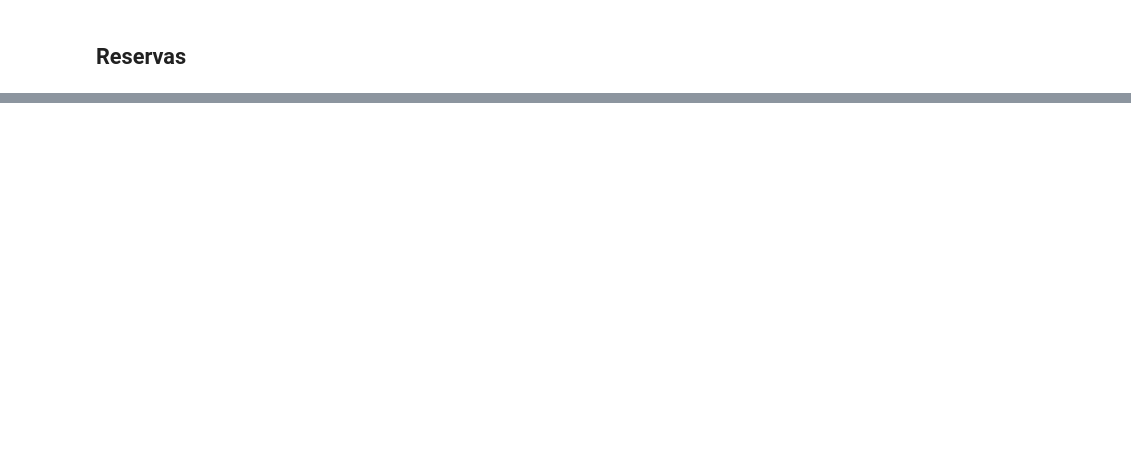
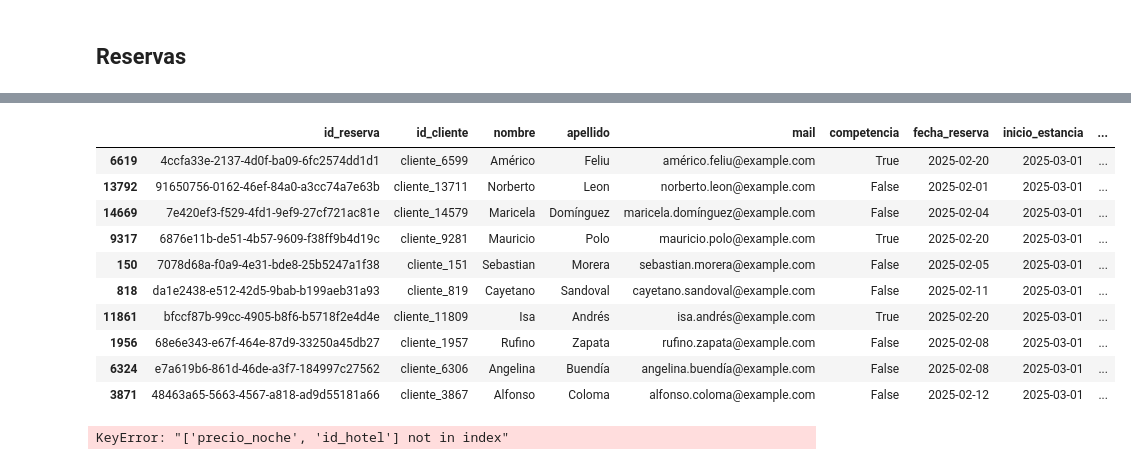
Before and after one commit to MartaM1206/proyecto_ETL, a Jupyter notebook: notebooks/análisis inicial.ipynb, the cells around one changed output, grey strips where cells are left out. Cells and saved outputs as stored; diff of their text form; code cells hidden in the pictures; blank space fills up the shorter version.

```diff
--- a/notebooks/análisis inicial.ipynb
+++ b/notebooks/análisis inicial.ipynb
@@ -541,5 +574,0 @@ Una vez que tenemos los id de cliente y hotel asignados, podemos comprobar las r
-# %%
-df["id_cliente"] = df["mail"].map(mail_cliente)
-df["estrellas"] = df["nombre_hotel"].map(hoteles_estrellas)
-df["id_hotel"] = df["nombre_hotel"].map(hoteles_propios)
-df.sample(5)
@@ -578,0 +575,8 @@ filtro1
+# %%
+# Renombramos la columna estrellas por valoracion
+df.rename(columns = {"estrellas": "ESTRELLAS", "id_hotel" : "ID_HOTEL", "nombre_hotel": "NOMBRE_HOTEL", "precio_noche": "PRECIO"}, inplace =  True)
+# %%
+# La fecha de reserva para los hoteles de la competencia es la del scrapeo. Lo actualizamos
+df.loc[df["competencia"]==True, "fecha_reserva"] = info_competencia["fecha_reserva"][0]
+df["id_cliente"] = df["mail"].map(mail_cliente)
+df["id_hotel"] = df.apply(nombres_id_hoteles.get())
@@ -578,0 +598,18 @@ filtro1
+# %%
+df.sample(10)
+# %% [output]
+|  | id_reserva | id_cliente | nombre | apellido | mail | competencia | fecha_reserva | inicio_estancia | ... |
+| 6619 | 4ccfa33e-2137-4d0f-ba09-6fc2574dd1d1 | cliente_6599 | Américo | Feliu | américo.feliu@example.com | True | 2025-02-20 | 2025-03-01 | ... |
+| 13792 | 91650756-0162-46ef-84a0-a3cc74a7e63b | cliente_13711 | Norberto | Leon | norberto.leon@example.com | False | 2025-02-01 | 2025-03-01 | ... |
+| 14669 | 7e420ef3-f529-4fd1-9ef9-27cf721ac81e | cliente_14579 | Maricela | Domínguez | maricela.domínguez@example.com | False | 2025-02-04 | 2025-03-01 | ... |
+| 9317 | 6876e11b-de51-4b57-9609-f38ff9b4d19c | cliente_9281 | Mauricio | Polo | mauricio.polo@example.com | True | 2025-02-20 | 2025-03-01 | ... |
+| 150 | 7078d68a-f0a9-4e31-bde8-25b5247a1f38 | cliente_151 | Sebastian | Morera | sebastian.morera@example.com | False | 2025-02-05 | 2025-03-01 | ... |
+| 818 | da1e2438-e512-42d5-9bab-b199aeb31a93 | cliente_819 | Cayetano | Sandoval | cayetano.sandoval@example.com | False | 2025-02-11 | 2025-03-01 | ... |
+| 11861 | bfccf87b-99cc-4905-b8f6-b5718f2e4d4e | cliente_11809 | Isa | Andrés | isa.andrés@example.com | True | 2025-02-20 | 2025-03-01 | ... |
+| 1956 | 68e6e343-e67f-464e-87d9-33250a45db27 | cliente_1957 | Rufino | Zapata | rufino.zapata@example.com | False | 2025-02-08 | 2025-03-01 | ... |
+| 6324 | e7a619b6-861d-46de-a3f7-184997c27562 | cliente_6306 | Angelina | Buendía | angelina.buendía@example.com | False | 2025-02-08 | 2025-03-01 | ... |
+| 3871 | 48463a65-5663-4567-a818-ad9d55181a66 | cliente_3867 | Alfonso | Coloma | alfonso.coloma@example.com | False | 2025-02-12 | 2025-03-01 | ... |
+# %%
+df_reservas = df[["id_reserva", "fecha_reserva", "inicio_estancia", "final_estancia", "precio_noche", "id_cliente", "id_hotel"]]
+# %% [output]
+KeyError: "['precio_noche', 'id_hotel'] not in index"
```
Also changed, not shown: parts of 67 cells of this notebook, 7 other files.
